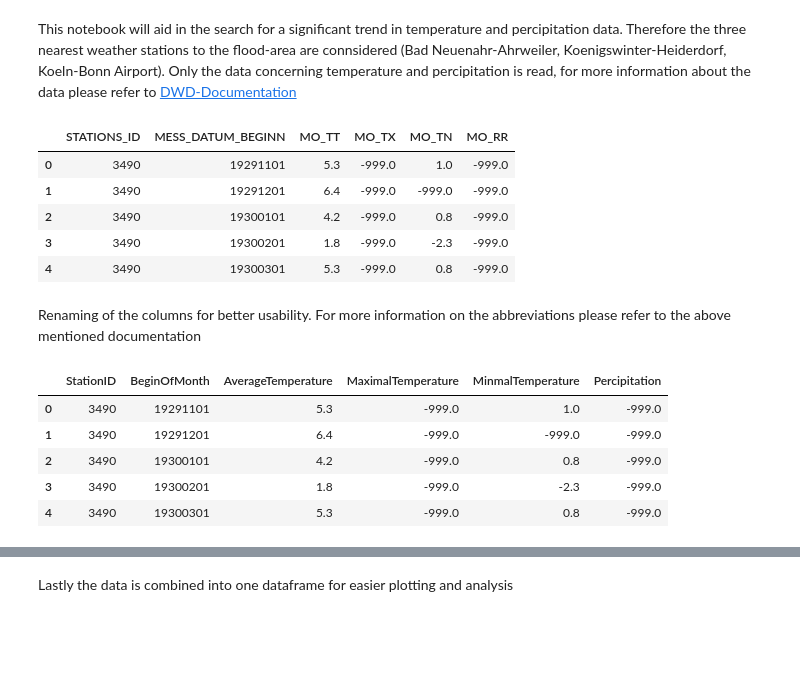
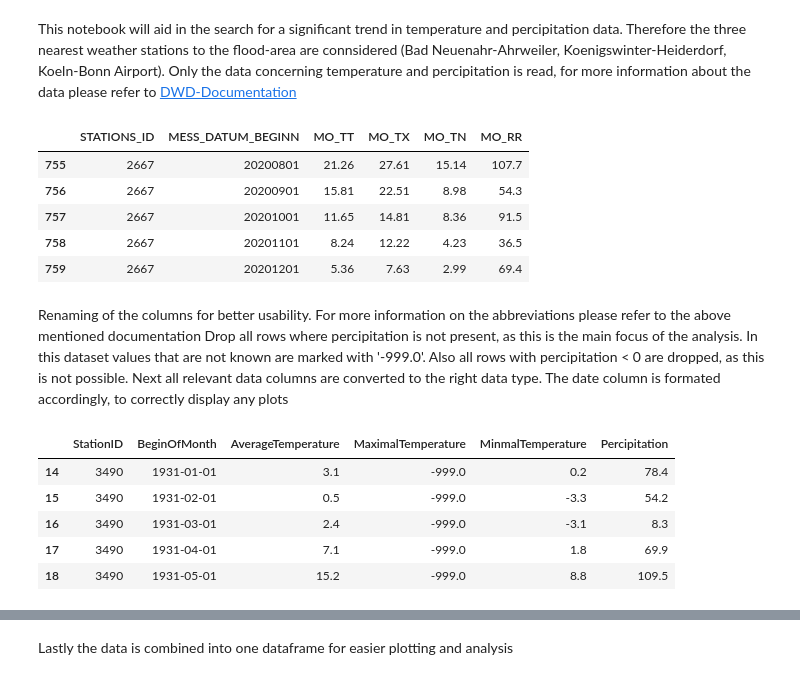
Before and after one commit to niklas-hennig/WeatherToFlood, a Jupyter notebook: DataProcessing.ipynb, the cells around one changed output, grey strips where cells are left out. Saved outputs shown, nothing was run; the diff lists cells and outputs as text; code cells hidden in the pictures; blank space fills up the shorter version.

```diff
--- a/DataProcessing.ipynb
+++ b/DataProcessing.ipynb
@@ -10,15 +15,13 @@ This notebook will aid in the search for a significant trend in temperature and
 # %%
 columns_to_read = ["STATIONS_ID", "MESS_DATUM_BEGINN", "MO_RR", "MO_TN", "MO_TT", "MO_TX"]
 data_neuenahr = pd.read_csv("Data/month_3490.txt", sep=";", usecols=columns_to_read)
 data_koenigswinter = pd.read_csv("Data/month_603.txt", sep=";", usecols=columns_to_read)
 data_koeln = pd.read_csv("Data/month_2667.txt", sep=";", usecols=columns_to_read)
-data_neuenahr.head()
+data_koeln.tail()
 # %% [output]
 |  | STATIONS_ID | MESS_DATUM_BEGINN | MO_TT | MO_TX | MO_TN | MO_RR |
-| 0 | 3490 | 19291101 | 5.3 | -999.0 | 1.0 | -999.0 |
-| 1 | 3490 | 19291201 | 6.4 | -999.0 | -999.0 | -999.0 |
-| 2 | 3490 | 19300101 | 4.2 | -999.0 | 0.8 | -999.0 |
-| 3 | 3490 | 19300201 | 1.8 | -999.0 | -2.3 | -999.0 |
-| 4 | 3490 | 19300301 | 5.3 | -999.0 | 0.8 | -999.0 |
+| 755 | 2667 | 20200801 | 21.26 | 27.61 | 15.14 | 107.7 |
+| 756 | 2667 | 20200901 | 15.81 | 22.51 | 8.98 | 54.3 |
+| 757 | 2667 | 20201001 | 11.65 | 14.81 | 8.36 | 91.5 |
+| 758 | 2667 | 20201101 | 8.24 | 12.22 | 4.23 | 36.5 |
+| 759 | 2667 | 20201201 | 5.36 | 7.63 | 2.99 | 69.4 |
-# %% [markdown]
-Renaming of the columns for better usability. For more information on the abbreviations please refer to the above mentioned documentation
@@ -33,0 +28,4 @@ mapping = {
+# %% [markdown]
+Renaming of the columns for better usability. For more information on the abbreviations please refer to the above mentioned documentation
+Drop all rows where percipitation is not present, as this is the main focus of the analysis. In this dataset values that are not known are marked with '-999.0'. Also all rows with percipitation < 0 are dropped, as this is not possible.
+Next all relevant data columns are converted to the right data type. The date column is formated accordingly, to correctly display any plots
@@ -34,12 +58,12 @@ mapping = {
 # %%
-data_neuenahr = data_neuenahr.rename(mapping, axis=1)
-data_koenigswinter = data_koenigswinter.rename(mapping, axis=1)
-data_koeln = data_koeln.rename(mapping, axis=1)
+data_neuenahr = prepare_data(data_neuenahr)
+data_koenigswinter = prepare_data(data_koenigswinter)
+data_koeln = prepare_data(data_koeln)
 data_neuenahr.head()
 # %% [output]
 |  | StationID | BeginOfMonth | AverageTemperature | MaximalTemperature | MinmalTemperature | Percipitation |
-| 0 | 3490 | 19291101 | 5.3 | -999.0 | 1.0 | -999.0 |
-| 1 | 3490 | 19291201 | 6.4 | -999.0 | -999.0 | -999.0 |
-| 2 | 3490 | 19300101 | 4.2 | -999.0 | 0.8 | -999.0 |
-| 3 | 3490 | 19300201 | 1.8 | -999.0 | -2.3 | -999.0 |
-| 4 | 3490 | 19300301 | 5.3 | -999.0 | 0.8 | -999.0 |
+| 14 | 3490 | 1931-01-01 | 3.1 | -999.0 | 0.2 | 78.4 |
+| 15 | 3490 | 1931-02-01 | 0.5 | -999.0 | -3.3 | 54.2 |
+| 16 | 3490 | 1931-03-01 | 2.4 | -999.0 | -3.1 | 8.3 |
+| 17 | 3490 | 1931-04-01 | 7.1 | -999.0 | 1.8 | 69.9 |
+| 18 | 3490 | 1931-05-01 | 15.2 | -999.0 | 8.8 | 109.5 |
```
Also changed, not shown: parts of 40 cells of this notebook, 1 other file.
